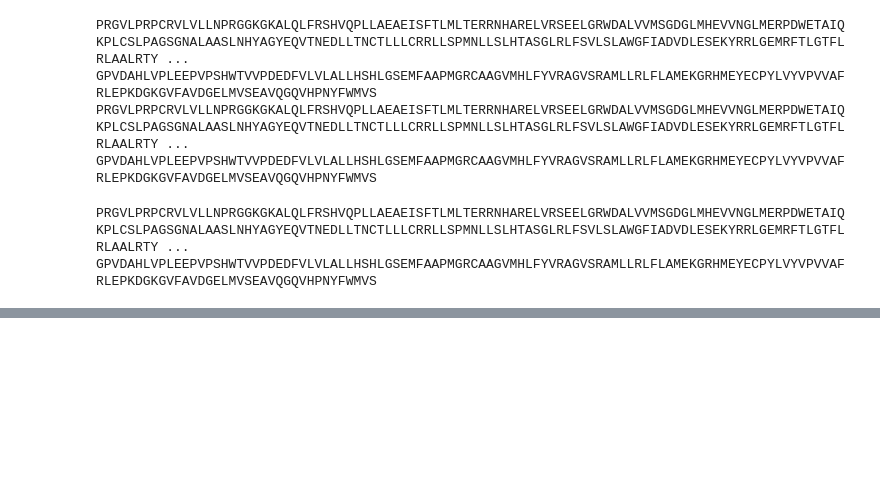
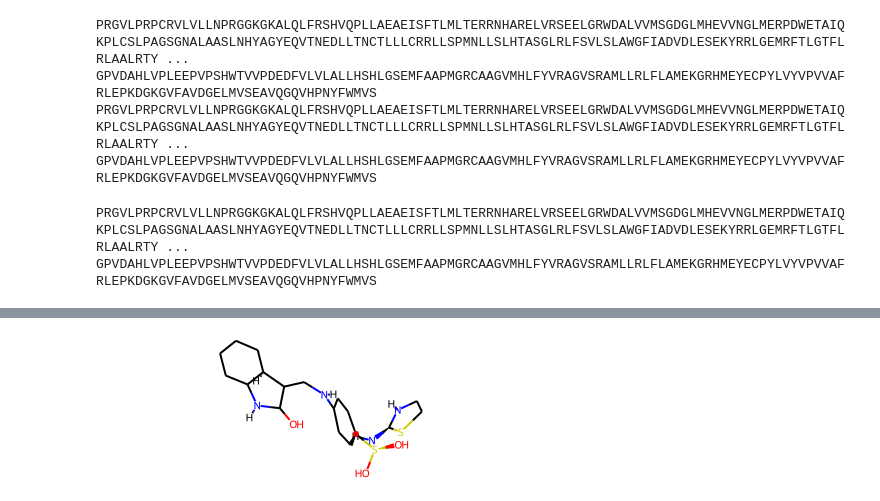
Before and after one commit to lyndonlens/DiffDock, a Jupyter notebook: test_pdb_parser.ipynb, the cells around one changed output, grey strips where cells are left out. Cells and saved outputs as stored; diff of their text form; code cells hidden in the pictures; blank space fills up the shorter version.

```diff
--- a/test_pdb_parser.ipynb
+++ b/test_pdb_parser.ipynb
@@ -90,0 +122,4 @@ GPVDAHLVPLEEPVPSHWTVVPDEDFVLVLALLHSHLGSEMFAAPMGRCAAGVMHLFYVRAGVSRAMLLRLFLAMEKGRH
+# %%
+mol
+# %% [output]
+[figure, added]
```
Also changed, not shown: parts of 18 cells of this notebook, 5 other files.
